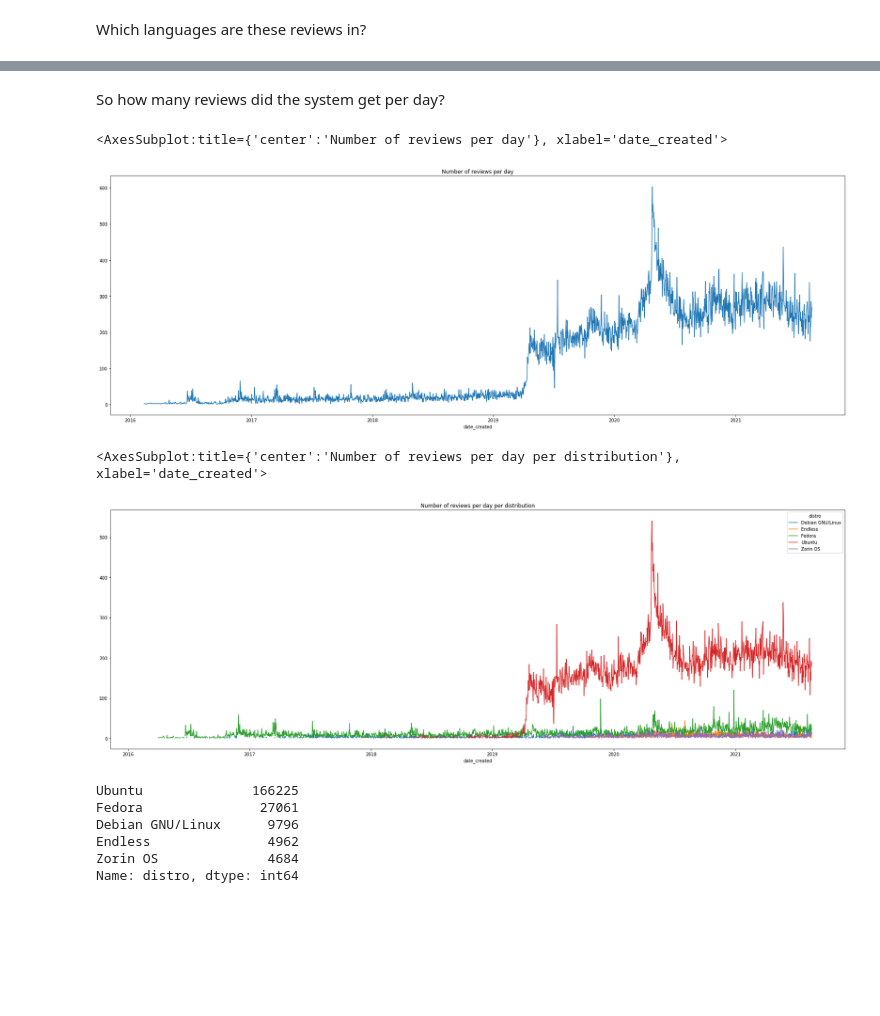
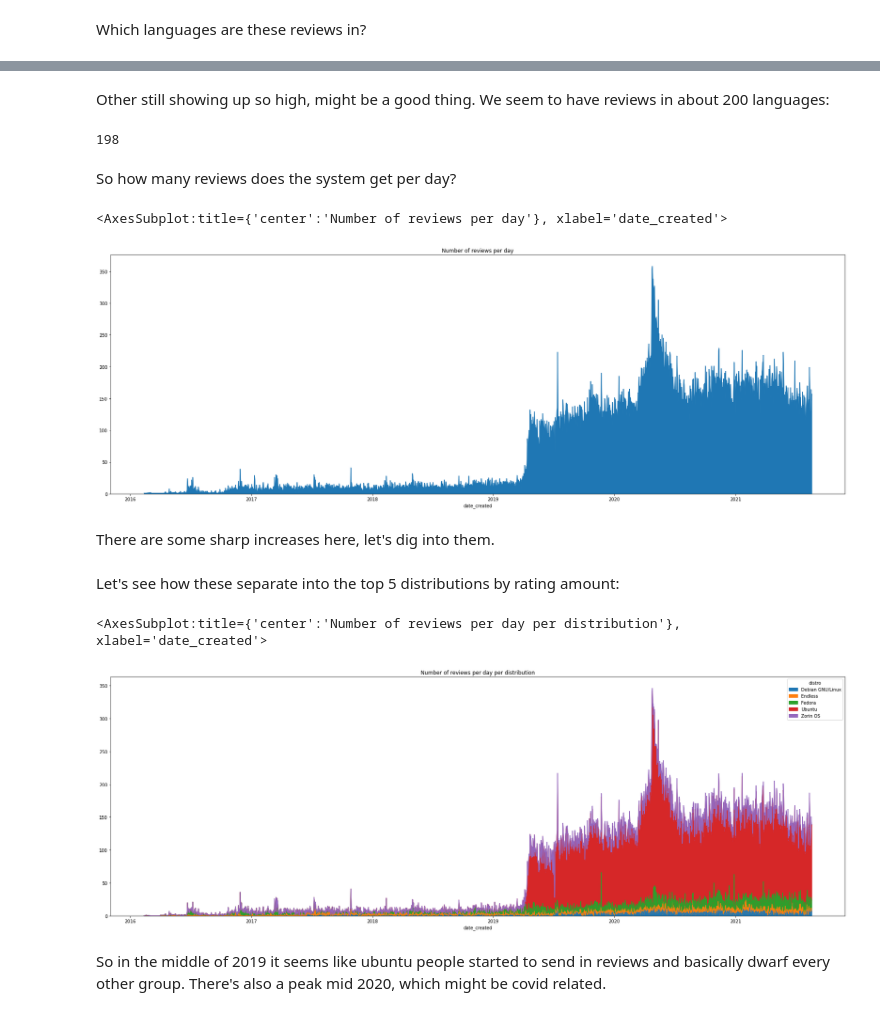
Before and after one commit to razzeee/app-reviews, a Jupyter notebook: stats.ipynb, the cells around one changed output, grey strips where cells are left out. Saved outputs shown, nothing was run; the diff lists cells and outputs as text; code cells hidden in the pictures; blank space fills up the shorter version.

```diff
--- a/stats.ipynb
+++ b/stats.ipynb
@@ -35,6 +35,9 @@ df["confidence"] = df.apply(lambda row : bayesian_rating_products([row["star1"],
 # %%
 reviewsDf = pd.read_json("export/data/reviews.json")
 
-reviewsDf["locale"] = reviewsDf["locale"].str.replace(".UTF-8", "")
+reviewsDf = reviewsDf.drop_duplicates(subset=["review_id"])
+
+reviewsDf["locale"] = reviewsDf["locale"].str.lower()
+reviewsDf["locale"] = reviewsDf["locale"].replace(to_replace="(\.utf(-|_|\.)?8)?(@\w+)?$", value="" , regex=True)
 
 reviewsDf["date_created"] = pd.to_datetime(reviewsDf["date_created"], unit="s")
@@ -126,22 +117,25 @@ prob_locale.sort_values().plot(kind='barh', figsize=(10, 10), title="Distributio
+# %% [markdown]
+Other still showing up so high, might be a good thing. We seem to have reviews in about 200 languages:
+# %%
+reviewsDf["locale"].unique().size
+# %% [output]
+198
 # %% [markdown]
-So how many reviews did the system get per day?
+So how many reviews does the system get per day?
 # %%
-reviewsDf.groupby(reviewsDf['date_created'].dt.date)["date_created"].count().plot(kind='line', figsize=(30, 10), title="Number of reviews per day")
+reviewsDf.groupby(reviewsDf['date_created'].dt.date)["date_created"].count().plot(kind='area', figsize=(30, 10), title="Number of reviews per day")
 # %% [output]
 <AxesSubplot:title={'center':'Number of reviews per day'}, xlabel='date_created'>
-[figure, old version]
+[figure, new version]
+# %% [markdown]
+There are some sharp increases here, let's dig into them.
+# %% [markdown]
+Let's see how these separate into the top 5 distributions by rating amount:
 # %%
 pivot_table = reviewsDf.groupby([reviewsDf["date_created"].dt.date,"distro"])["date_created"].count().unstack()
-pivot_table.loc[:,pivot_table.columns.isin(prob_distro.index.map(lambda x: x).tolist()[:5])].plot(kind='line', figsize=(30, 10), title="Number of reviews per day per distribution")
+pivot_table.loc[:,pivot_table.columns.isin(prob_distro.index.map(lambda x: x).tolist()[:5])].plot(kind='area', figsize=(30, 10), title="Number of reviews per day per distribution")
 # %% [output]
 <AxesSubplot:title={'center':'Number of reviews per day per distribution'}, xlabel='date_created'>
-[figure, old version]
+[figure, new version]
-# %%
-prob_distro.head(5)
-# %% [output]
-Ubuntu              166225
-Fedora               27061
-Debian GNU/Linux      9796
-Endless               4962
-Zorin OS              4684
-Name: distro, dtype: int64
+# %% [markdown]
+So in the middle of 2019 it seems like ubuntu people started to send in reviews and basically dwarf every other group. There's also a peak mid 2020, which might be covid related.
```
Also changed, not shown: parts of 10 cells of this notebook.
